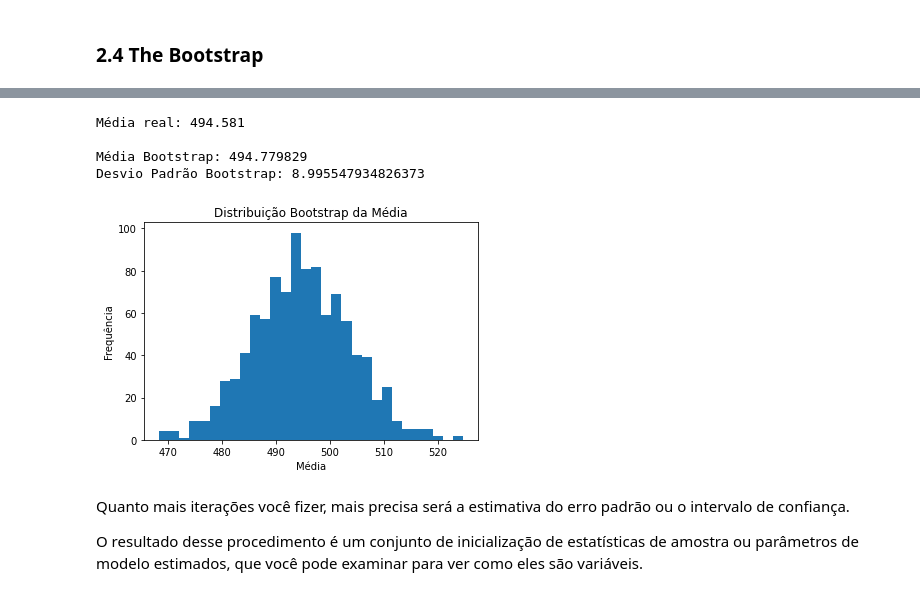
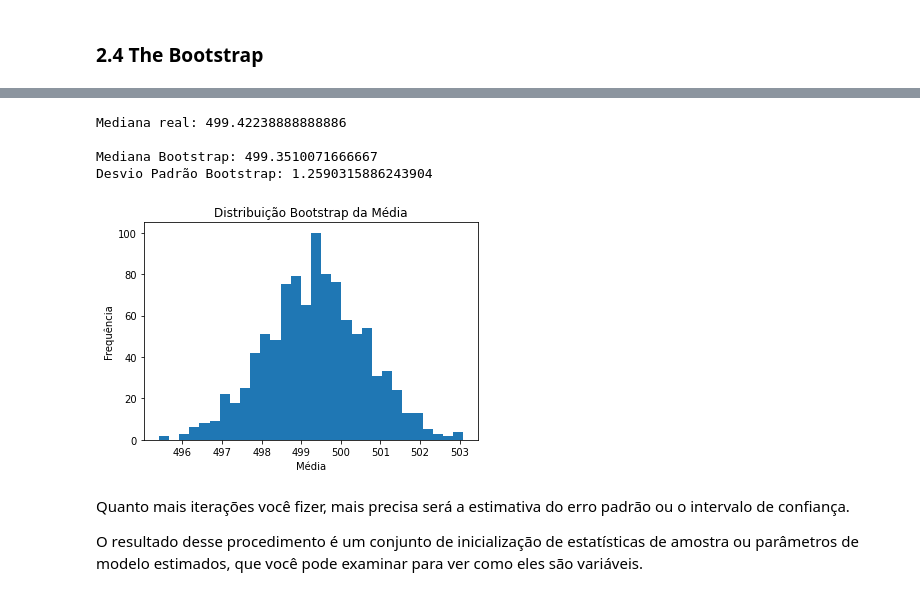
Before and after one commit to FranciscoFoz/math-stats-training, a Jupyter notebook: Estatística/Livro/estatistica.ipynb, the cells around one changed output, grey strips where cells are left out. Drawn from its saved outputs; the diff is of its cells as text; code cells hidden in the pictures.

Commit message:
Continuando Bootstrap

```diff
--- a/Estatística/Livro/estatistica.ipynb
+++ b/Estatística/Livro/estatistica.ipynb
@@ -585,5 +589,0 @@ estatística ou modelo para cada reamostragem.
-# %%
-import numpy as np
-seed = np.random.seed(seed=12)
-amostra = np.random.randint(low=0,high=1000,size=1000)
-amostra
@@ -610,40 +608,40 @@ import numpy as np
 import matplotlib.pyplot as plt
 
 # Dados de exemplo
 seed = np.random.seed(seed=12)
-amostra = np.random.randint(low=0,high=1000,size=10000)
+dados = np.random.randint(low=0,high=1000,size=54000)
 
 # Função para realizar o Bootstrap
 def bootstrap(dados, n_iteracoes, estatistica):
     estatisticas_bootstrap = []
     n = len(dados)
 
     for _ in range(n_iteracoes):
         amostra = np.random.choice(dados, size=n, replace=True)
         estatistica_bootstrap = estatistica(amostra)
         estatisticas_bootstrap.append(estatistica_bootstrap)
 
     return estatisticas_bootstrap
 
 # Executar o Bootstrap para estimar a média
 estatisticas_bootstrap = bootstrap(dados, n_iteracoes=1000, estatistica=np.mean)
-print(f'Média real: {np.mean(dados)}\n')
+print(f'Mediana real: {np.mean(dados)}\n')
 
-print(f'Média Bootstrap: {np.mean(estatisticas_bootstrap)}')
+print(f'Mediana Bootstrap: {np.mean(estatisticas_bootstrap)}')
 print(f'Desvio Padrão Bootstrap: {np.std(estatisticas_bootstrap)}')
 
 # Histograma das estatísticas bootstrap
 plt.hist(estatisticas_bootstrap, bins=30)
 plt.xlabel('Média')
 plt.ylabel('Frequência')
 plt.title('Distribuição Bootstrap da Média')
 plt.show()
 # %% [output]
-Média real: 494.581
+Mediana real: 499.42238888888886
 
-Média Bootstrap: 494.779829
-Desvio Padrão Bootstrap: 8.995547934826373
+Mediana Bootstrap: 499.3510071666667
+Desvio Padrão Bootstrap: 1.2590315886243904
-[figure, old version]
+[figure, new version]
 # %% [markdown]
 Quanto mais iterações você fizer, mais precisa será a estimativa do erro padrão ou o intervalo de confiança.
 
```
Also changed, not shown: parts of 7 cells of this notebook.
